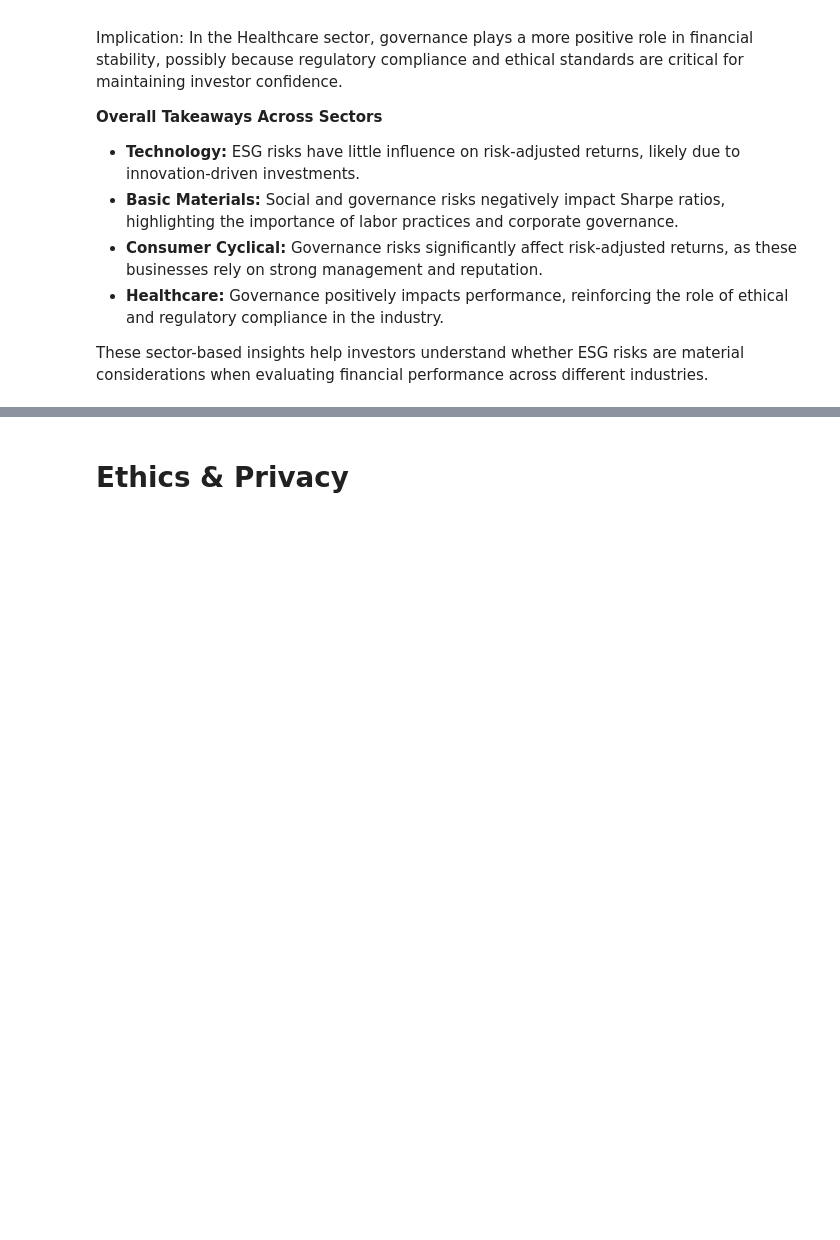
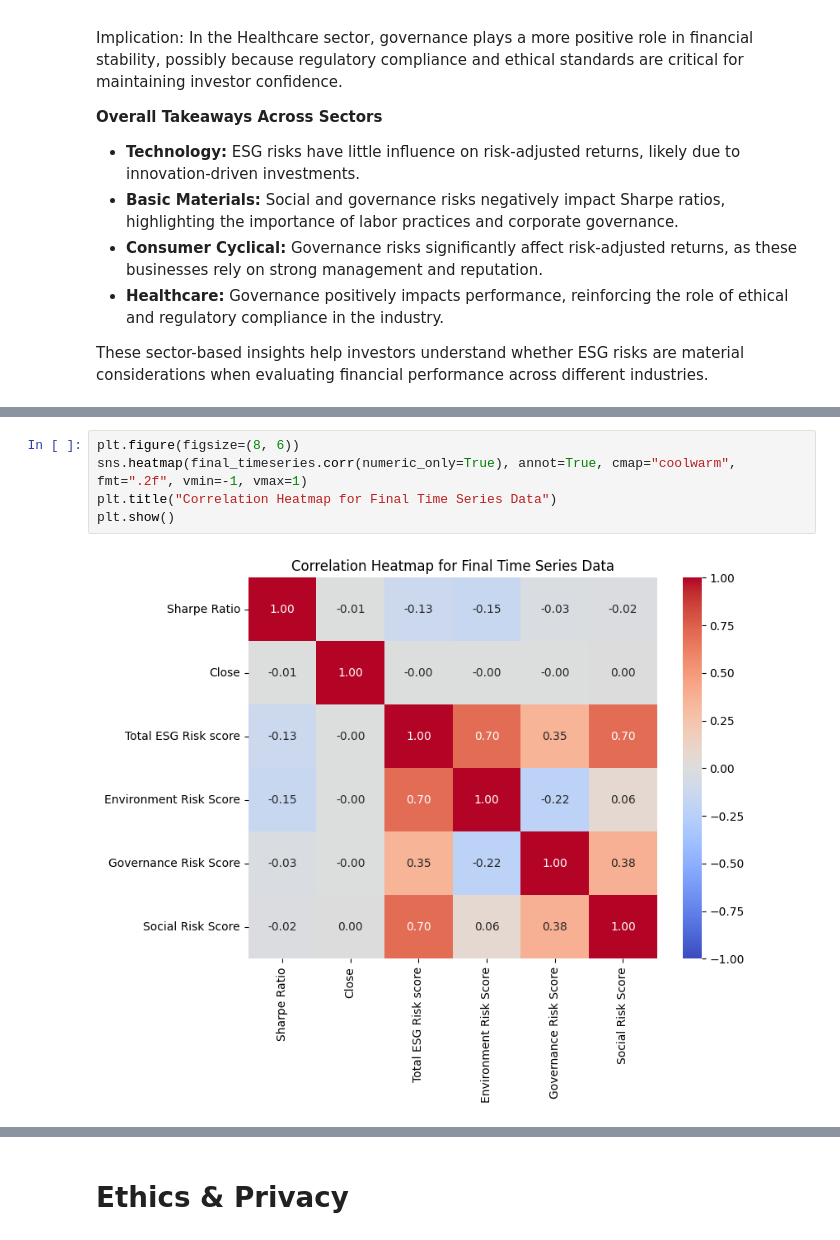
Before and after one commit to navanni/WI25_Portfolio, a Jupyter notebook: EDACheckpoint_Group145_WI25.ipynb, the cells around one changed output, grey strips where cells are left out. Saved outputs shown, nothing was run; the diff lists cells and outputs as text; blank space fills up the shorter version.

```diff
--- a/EDACheckpoint_Group145_WI25.ipynb
+++ b/EDACheckpoint_Group145_WI25.ipynb
@@ -619,0 +763,7 @@ These sector-based insights help investors understand whether ESG risks are mate
+# %%
+plt.figure(figsize=(8, 6))
+sns.heatmap(final_timeseries.corr(numeric_only=True), annot=True, cmap="coolwarm", fmt=".2f", vmin=-1, vmax=1)
+plt.title("Correlation Heatmap for Final Time Series Data")
+plt.show()
+# %% [output]
+[figure, added]
```
Also changed, not shown: parts of 29 cells of this notebook.
